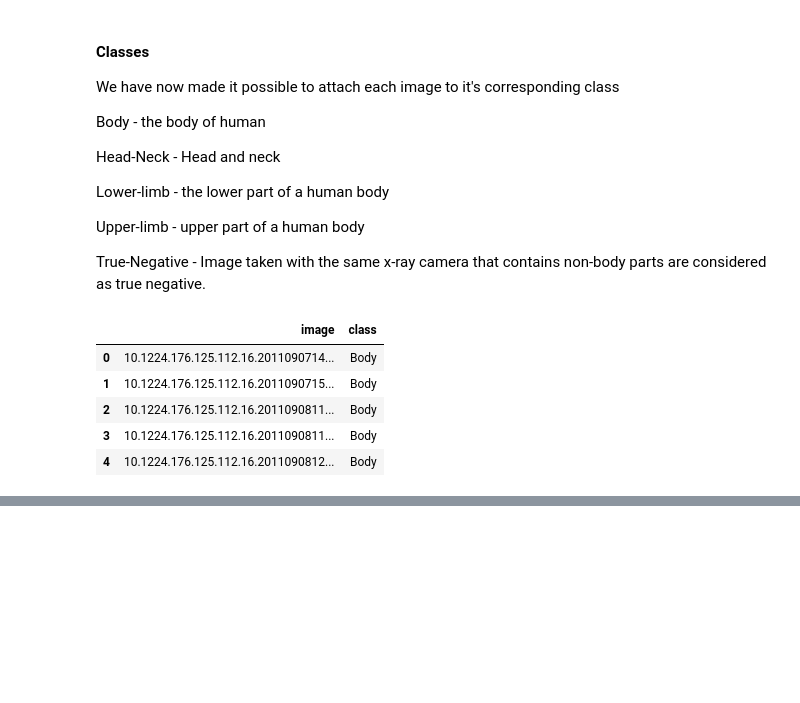
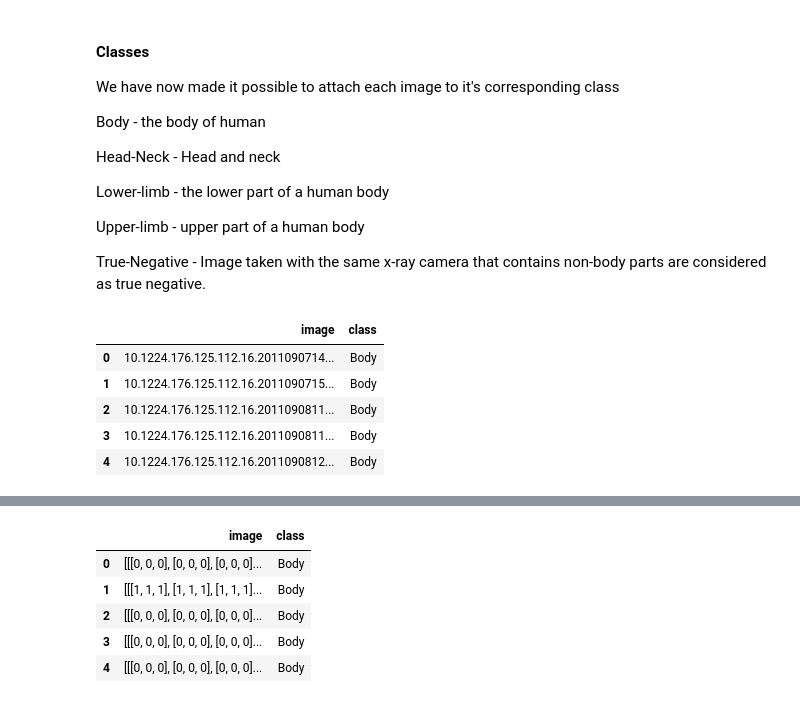
Before and after one commit to eleijonmarck/dicommunify, a Jupyter notebook: notebooks/ericPreprocessingDataset.ipynb, the cells around one changed output, grey strips where cells are left out. Cells and saved outputs as stored; diff of their text form; code cells hidden in the pictures; blank space fills up the shorter version.

```diff
--- a/notebooks/ericPreprocessingDataset.ipynb
+++ b/notebooks/ericPreprocessingDataset.ipynb
@@ -55,0 +80,2 @@ df['image'][0] = df['image'][0][3:]
+# %%
+df['image'] = df['image'].map(img.imread)
@@ -55,0 +90,9 @@ df['image'][0] = df['image'][0][3:]
+# %%
+df.head()
+# %% [output]
+|  | image | class |
+| 0 | [[[0, 0, 0], [0, 0, 0], [0, 0, 0]... | Body |
+| 1 | [[[1, 1, 1], [1, 1, 1], [1, 1, 1]... | Body |
+| 2 | [[[0, 0, 0], [0, 0, 0], [0, 0, 0]... | Body |
+| 3 | [[[0, 0, 0], [0, 0, 0], [0, 0, 0]... | Body |
+| 4 | [[[0, 0, 0], [0, 0, 0], [0, 0, 0]... | Body |
```
Also changed, not shown: parts of 18 cells of this notebook, 1 other file.
